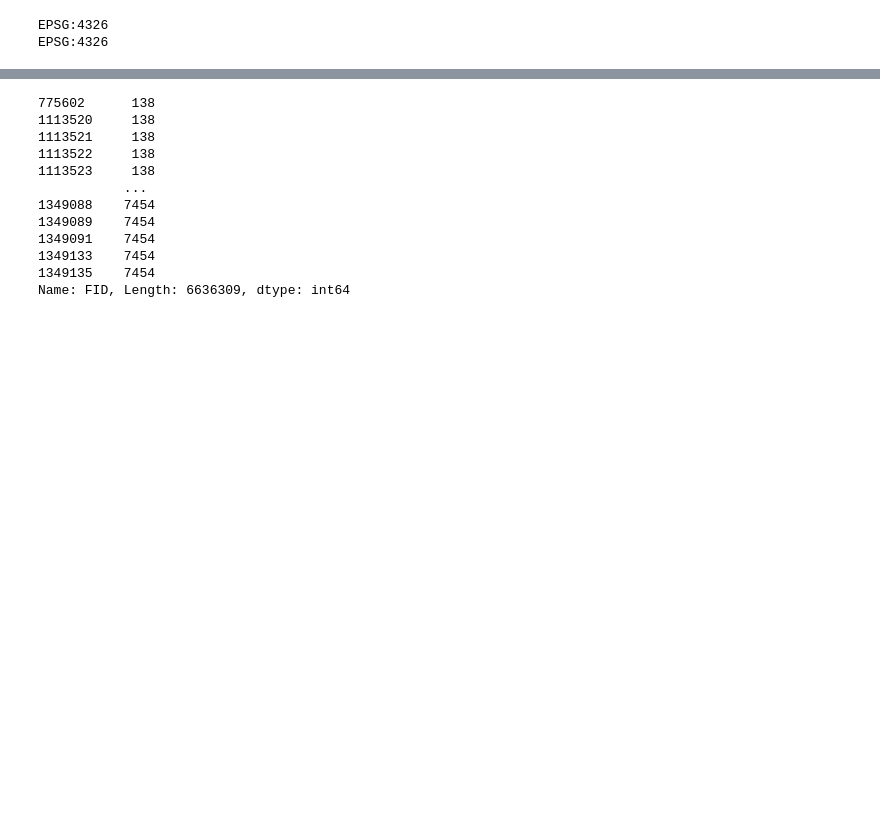
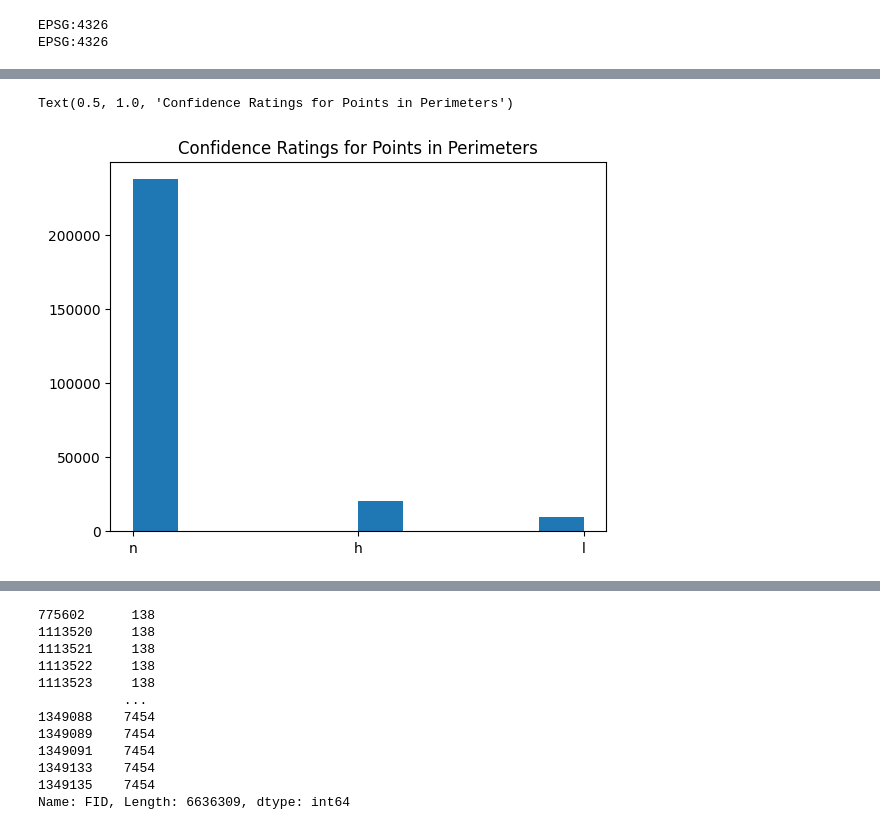
Before and after one commit to lurosenb/wildfire_path_prediction, a Jupyter notebook: perimeter_based_joining.ipynb, the cells around one changed output, grey strips where cells are left out. Drawn from its saved outputs; the diff is of its cells as text; code cells hidden in the pictures; blank space fills up the shorter version.

```diff
--- a/perimeter_based_joining.ipynb
+++ b/perimeter_based_joining.ipynb
@@ -73,0 +88,11 @@ Index(['LATITUDE', 'LONGITUDE', 'BRIGHTNESS', 'SCAN', 'TRACK', 'ACQ_DATE',
+# %%
+# Determine how many observations don't fall within any of our perimeters
+unused_observations = set(gdf_2015['observation_id']) - set(joined['observation_id'])
+used_observations = set(joined['observation_id'])
+# %%
+fig, ax = plt.subplots()
+ax.hist(gdf_2015[gdf_2015['observation_id'].isin(used_observations)]['CONFIDENCE'])
+plt.title("Confidence Ratings for Points in Perimeters")
+# %% [output]
+Text(0.5, 1.0, 'Confidence Ratings for Points in Perimeters')
+[figure, added]
```
Also changed, not shown: parts of 12 cells of this notebook.
